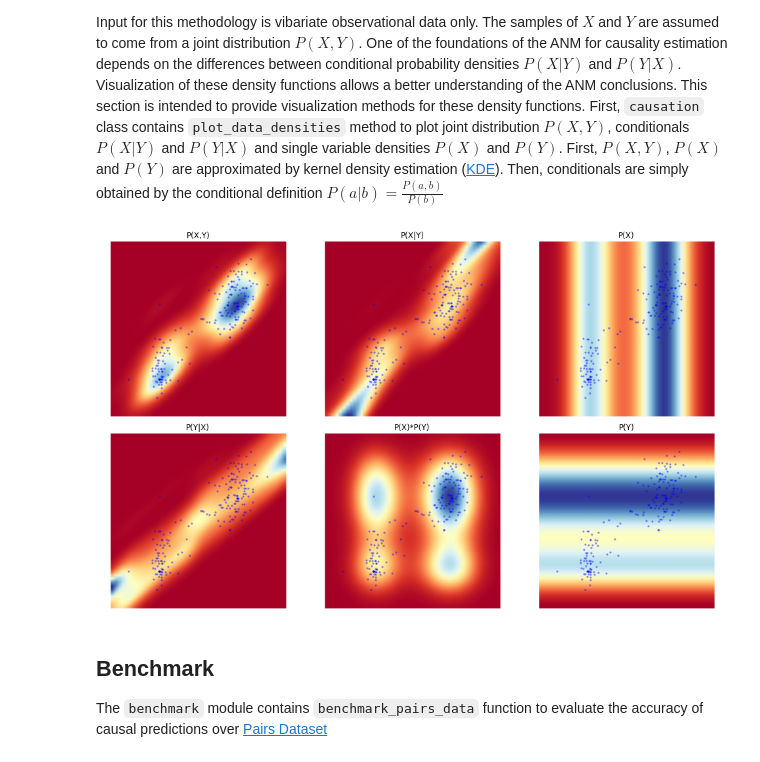
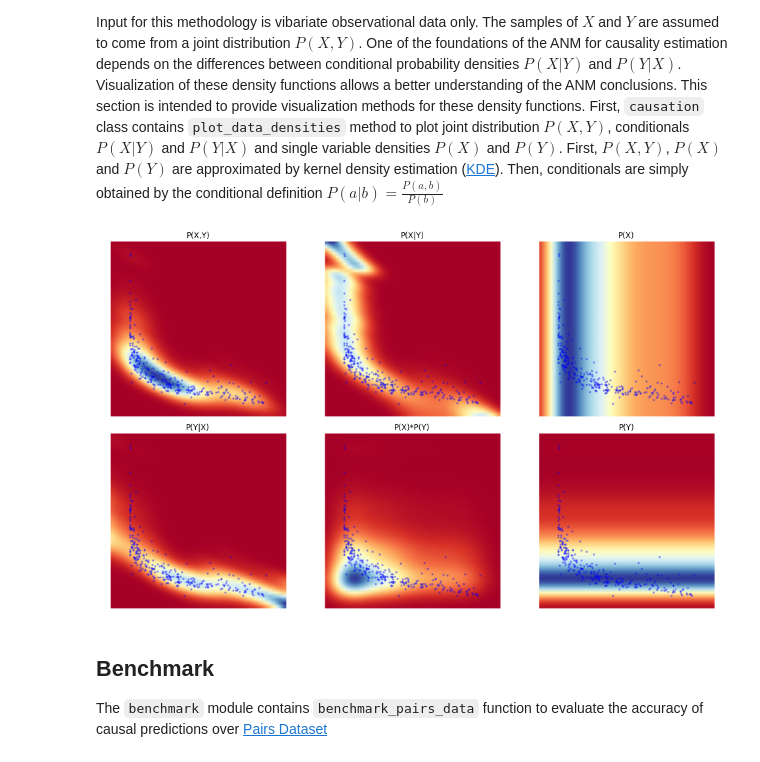
Before and after one commit to Suggestic/causation_engine, a Jupyter notebook: causationnb.ipynb, the cells around one changed output. Saved outputs shown, nothing was run; the diff lists cells and outputs as text; code cells hidden in the pictures.

```diff
--- a/causationnb.ipynb
+++ b/causationnb.ipynb
@@ -94,11 +110,11 @@ First, `causation` class contains `plot_data_densities` method to plot joint dis
 # %%
 from causation import *
 import numpy as np
-Z = np.loadtxt("pairs_dataset/pair0019.txt")
+Z = np.loadtxt("pairs_dataset/pair0018.txt")
 X, Y = Z[:,0], Z[:,1]
 causation(X,Y).plot_data_densities(bw_method='silverman')
 # %% [output]
-[figure, old version]
+[figure, new version]
 # %% [markdown]
 ## Benchmark
 
```
Also changed, not shown: parts of 6 cells of this notebook, 8 other files.
